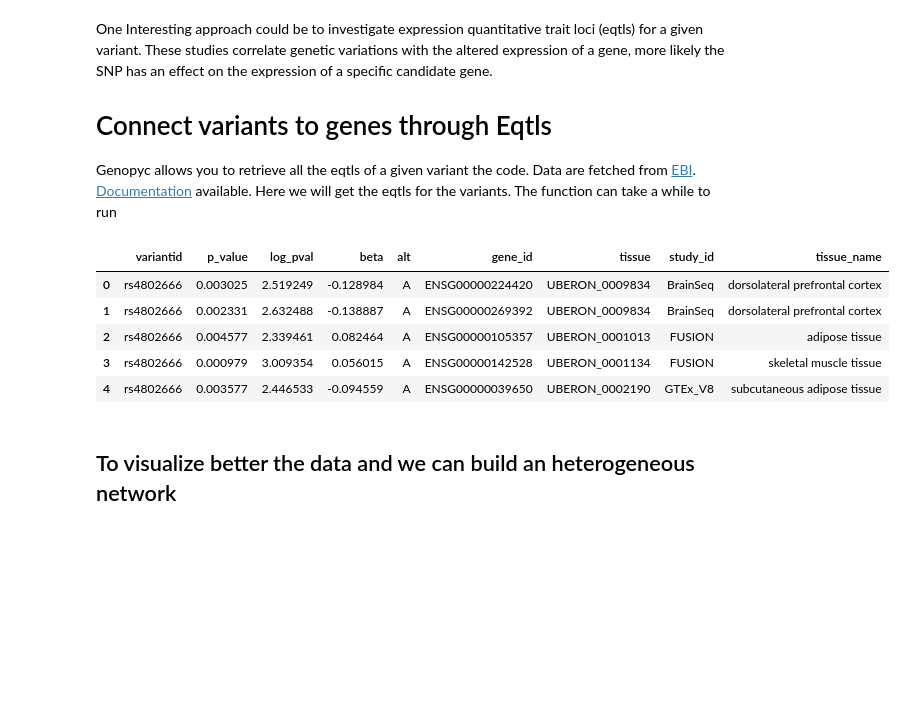
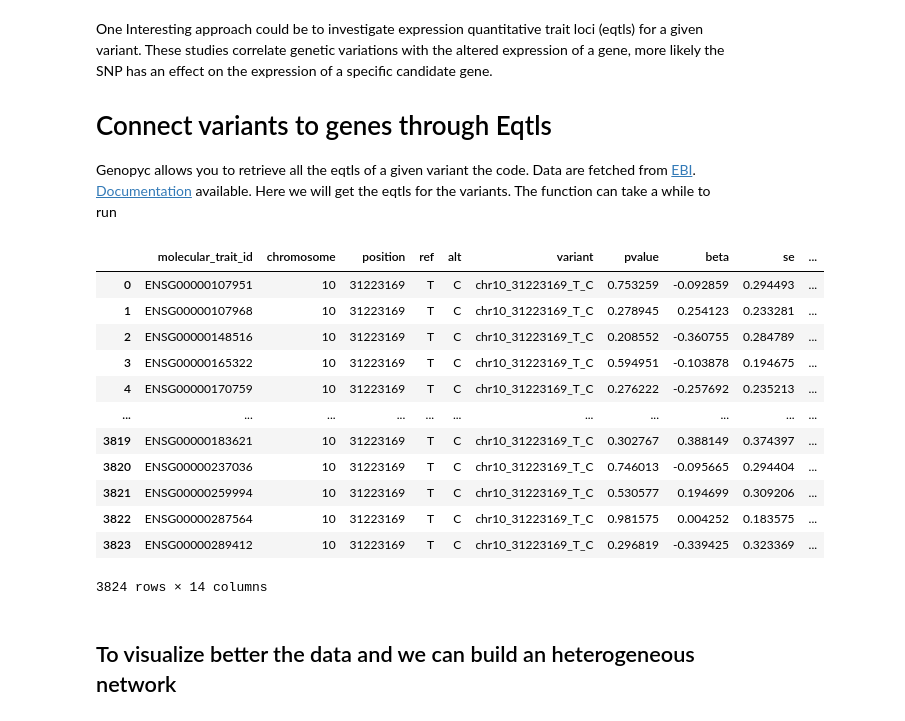
Before and after one commit to freh-g/genopyc, a Jupyter notebook: tutorials/Genopyc_tutorial_notebook.ipynb, the cells around one changed output. Saved outputs shown, nothing was run; the diff lists cells and outputs as text; code cells hidden in the pictures; blank space fills up the shorter version.

```diff
--- a/tutorials/Genopyc_tutorial_notebook.ipynb
+++ b/tutorials/Genopyc_tutorial_notebook.ipynb
@@ -153,16 +156,24 @@ These studies correlate genetic variations with the altered expression of a gene
 Genopyc allows you to retrieve all the eqtls of a given variant the code. Data are fetched from [EBI](https://www.ebi.ac.uk/eqtl/). [Documentation](https://www.ebi.ac.uk/eqtl/api-docs/#accessing-the-api) available. Here we will get the eqtls for the variants.
 The function can take a while to run
 # %%
-eqtls_dict={rsid:gp.get_eqtl_df(rsid) for rsid in variants[10]}
+eqtls_dict={rsid:gp.get_eqtl_df(rsid,size=10000) for rsid in variants[:10]}
 # %%
-eqtls_dict[list(eqtls_dict.keys())[0]]
+# Visualize the first dataset
+eqtls_dict[list(eqtls_dict.keys())[1]]
 # %% [output]
-|  | variantid | p_value | log_pval | beta | alt | gene_id | tissue | study_id | tissue_name |
-| 0 | rs4802666 | 0.003025 | 2.519249 | -0.128984 | A | ENSG00000224420 | UBERON_0009834 | BrainSeq | dorsolateral prefrontal cortex |
-| 1 | rs4802666 | 0.002331 | 2.632488 | -0.138887 | A | ENSG00000269392 | UBERON_0009834 | BrainSeq | dorsolateral prefrontal cortex |
-| 2 | rs4802666 | 0.004577 | 2.339461 | 0.082464 | A | ENSG00000105357 | UBERON_0001013 | FUSION | adipose tissue |
-| 3 | rs4802666 | 0.000979 | 3.009354 | 0.056015 | A | ENSG00000142528 | UBERON_0001134 | FUSION | skeletal muscle tissue |
-| 4 | rs4802666 | 0.003577 | 2.446533 | -0.094559 | A | ENSG00000039650 | UBERON_0002190 | GTEx_V8 | subcutaneous adipose tissue |
+|  | molecular_trait_id | chromosome | position | ref | alt | variant | pvalue | beta | se | ... |
+| 0 | ENSG00000107951 | 10 | 31223169 | T | C | chr10_31223169_T_C | 0.753259 | -0.092859 | 0.294493 | ... |
+| 1 | ENSG00000107968 | 10 | 31223169 | T | C | chr10_31223169_T_C | 0.278945 | 0.254123 | 0.233281 | ... |
+| 2 | ENSG00000148516 | 10 | 31223169 | T | C | chr10_31223169_T_C | 0.208552 | -0.360755 | 0.284789 | ... |
+| 3 | ENSG00000165322 | 10 | 31223169 | T | C | chr10_31223169_T_C | 0.594951 | -0.103878 | 0.194675 | ... |
+| 4 | ENSG00000170759 | 10 | 31223169 | T | C | chr10_31223169_T_C | 0.276222 | -0.257692 | 0.235213 | ... |
+| ... | ... | ... | ... | ... | ... | ... | ... | ... | ... | ... |
+| 3819 | ENSG00000183621 | 10 | 31223169 | T | C | chr10_31223169_T_C | 0.302767 | 0.388149 | 0.374397 | ... |
+| 3820 | ENSG00000237036 | 10 | 31223169 | T | C | chr10_31223169_T_C | 0.746013 | -0.095665 | 0.294404 | ... |
+| 3821 | ENSG00000259994 | 10 | 31223169 | T | C | chr10_31223169_T_C | 0.530577 | 0.194699 | 0.309206 | ... |
+| 3822 | ENSG00000287564 | 10 | 31223169 | T | C | chr10_31223169_T_C | 0.981575 | 0.004252 | 0.183575 | ... |
+| 3823 | ENSG00000289412 | 10 | 31223169 | T | C | chr10_31223169_T_C | 0.296819 | -0.339425 | 0.323369 | ... |
+3824 rows × 14 columns
 # %% [markdown]
 ## To visualize better the data and  we can build an heterogeneous network
 # %% [markdown]
```
Also changed, not shown: parts of 52 cells of this notebook.
